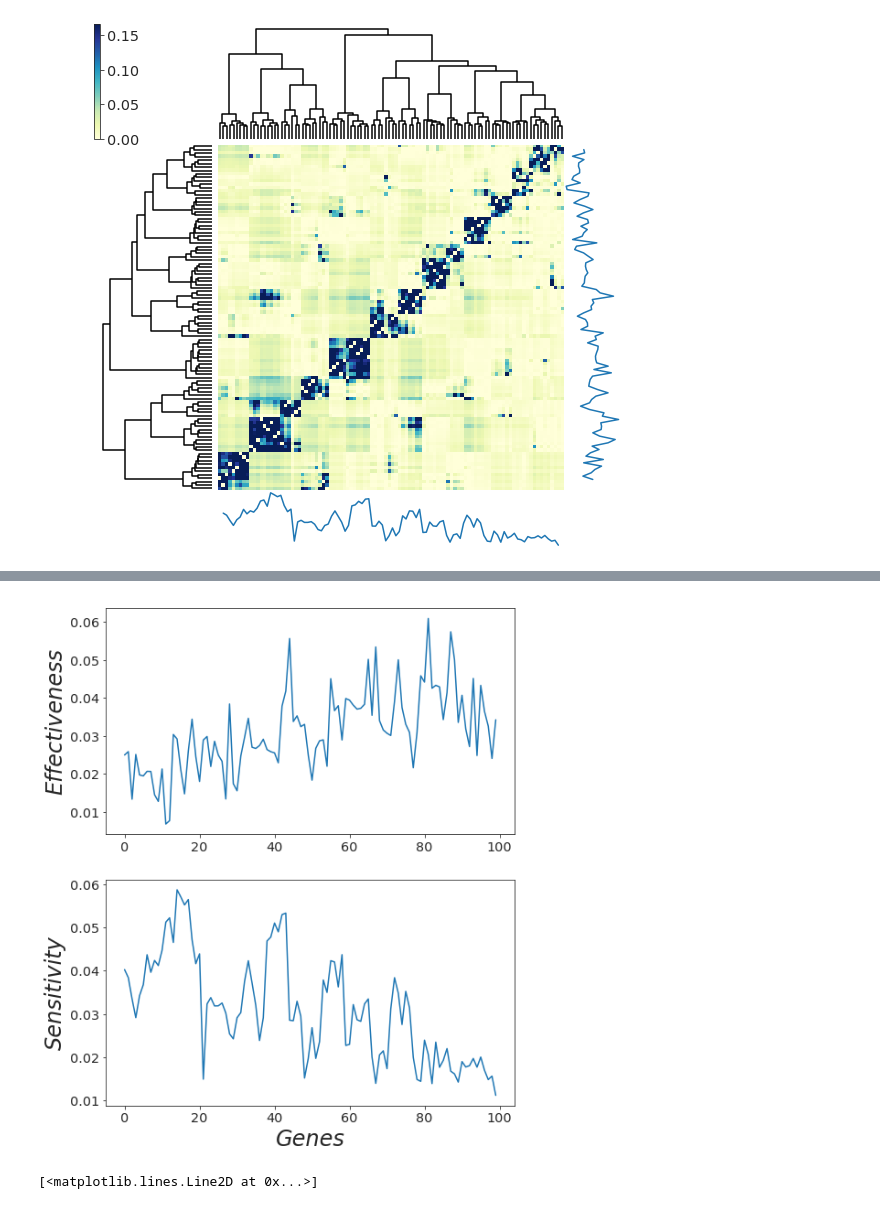
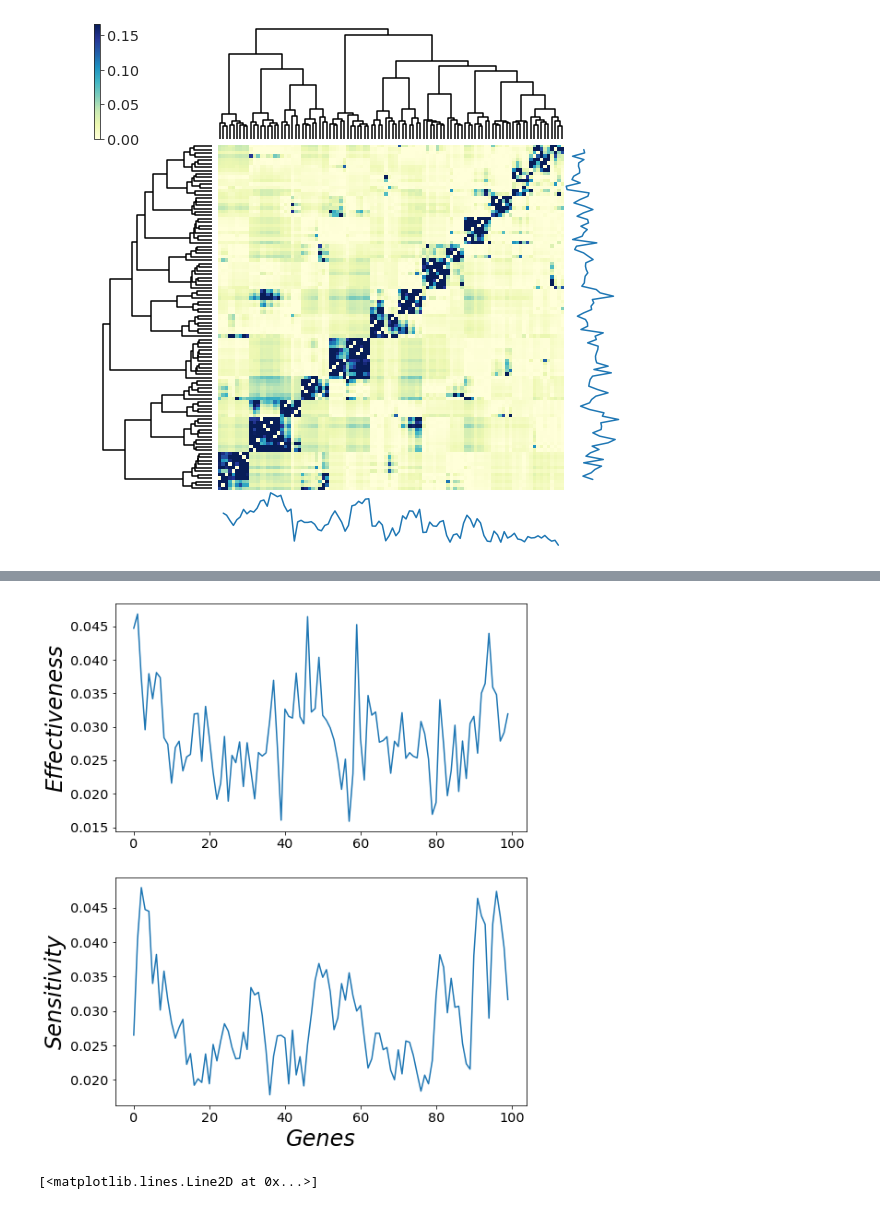
Before and after one commit to oacar/enm_package, a Jupyter notebook: notebooks/11-Pipeline figures-092320.ipynb, the cells around one changed output, grey strips where cells are left out. Cells and saved outputs as stored; diff of their text form; code cells hidden in the pictures.

Commit message:
more paper figures

```diff
--- a/notebooks/11-Pipeline figures-092320.ipynb
+++ b/notebooks/11-Pipeline figures-092320.ipynb
@@ -58,31 +138,34 @@ rowdata, coldata = heatmap_annotated(enm_ba.prs_mat, enm_ba.figure_path)
 # %%
 mpl.rc('text', usetex = False)
 
 fig = plt.figure(figsize=(8,10))
-ax = fig.add_subplot(111)    # The big subplot
+#ax = fig.add_subplot(111)    # The big subplot
 ax1 = fig.add_subplot(211)
 ax2 = fig.add_subplot(212)
 
-# Turn off axis lines and ticks of the big subplot
-ax.spines['top'].set_color('none')
-ax.spines['bottom'].set_color('none')
-ax.spines['left'].set_color('none')
-ax.spines['right'].set_color('none')
-ax.tick_params(labelcolor='w', top=False, bottom=False, left=False, right=False)
+# # Turn off axis lines and ticks of the big subplot
+# ax.spines['top'].set_color('none')
+# ax.spines['bottom'].set_color('none')
+# ax.spines['left'].set_color('none')
+# ax.spines['right'].set_color('none')
+# ax.tick_params(labelcolor='w', top=False, bottom=False, left=False, right=False)
 
 
-ax1.plot(np.flip(rowdata))
-ax2.plot(coldata)
+ax1.plot(np.flip(row_data))
+ax2.plot(col_data)
 ax.set_xlabel('Genes',fontstyle='italic')
 ax1.set_ylabel('Effectiveness',fontstyle='italic')
 ax2.set_ylabel('Sensitivity',fontstyle='italic')
-ax.xaxis.get_label().set_fontsize(24)
+ax2.xaxis.get_label().set_fontsize(24)
 ax1.yaxis.get_label().set_fontsize(24)
 ax2.yaxis.get_label().set_fontsize(24)
+ax1.set_facecolor('white')
+ax2.set_facecolor('white')
+ax2.set_xlabel('Genes',fontstyle='italic')
 
 plt.show()
 # %% [output]
-[figure, old version]
+[figure, new version]
 # %%
 plt.plot(np.mean(enm_ba.prs_mat,axis=0))
 # %% [output]
```
Also changed, not shown: parts of 3 cells of this notebook, 10 other files.
